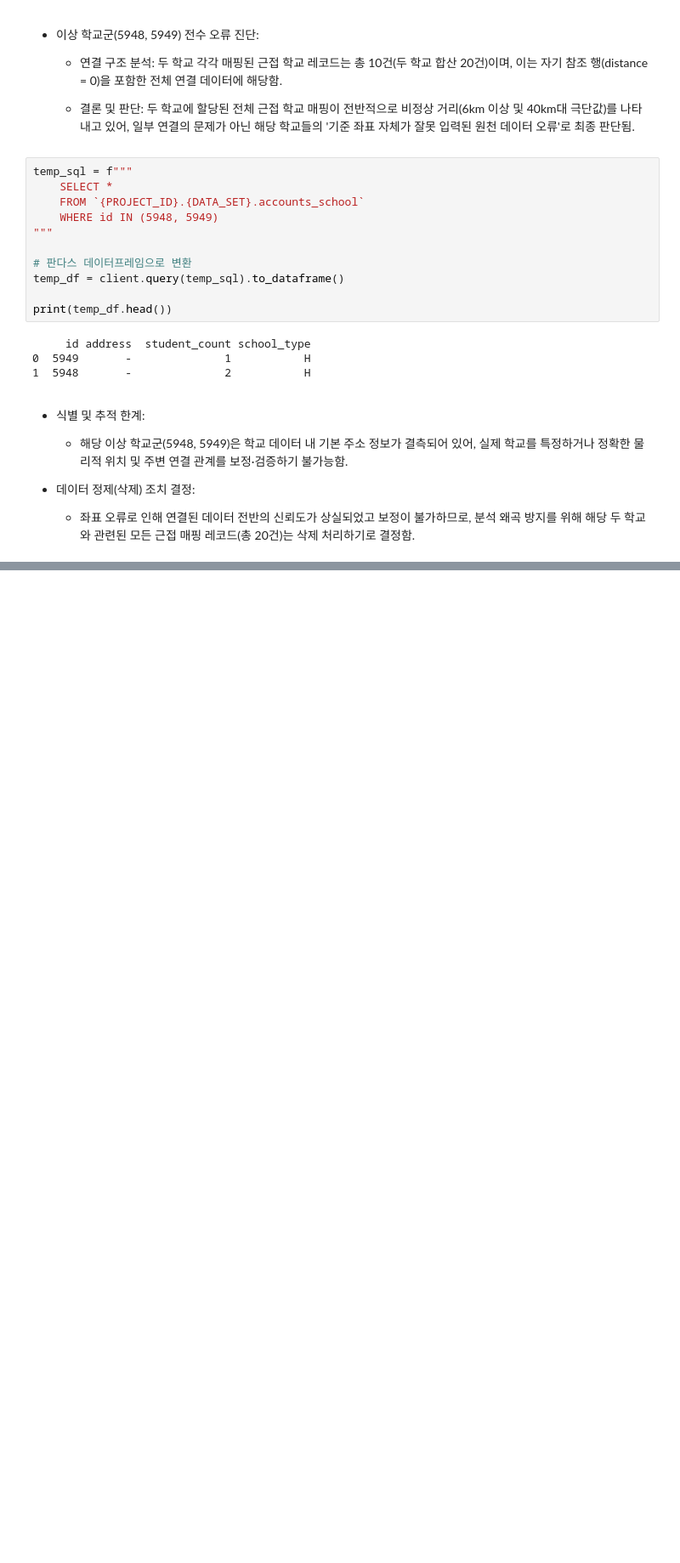
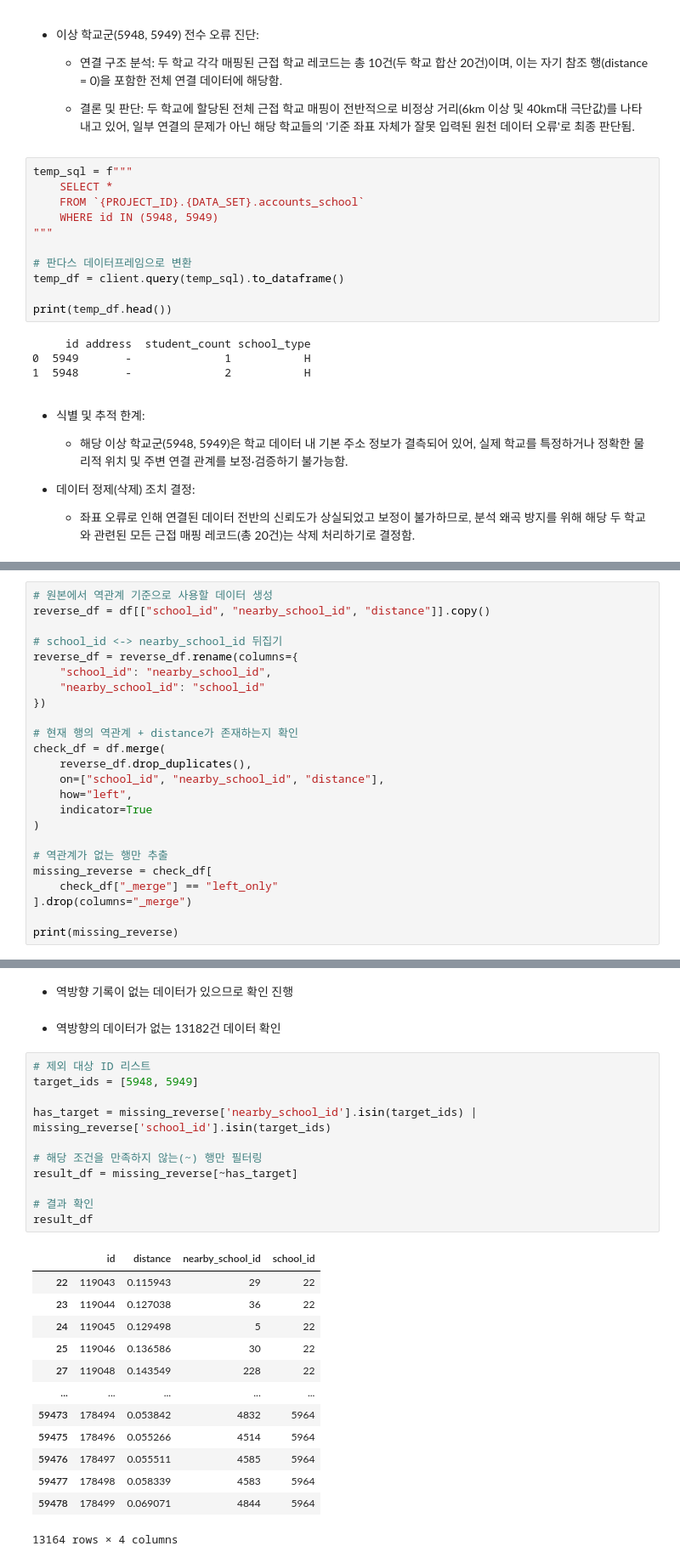
Before and after one commit to zoo-no-s/sns_service_analysis, a Jupyter notebook: src/preprocess/accounts_nearbyschool.ipynb, the cells around one changed output, grey strips where cells are left out. Shown at 85% size. Cells and saved outputs as stored; diff of their text form; blank space fills up the shorter version.

```diff
--- a/src/preprocess/accounts_nearbyschool.ipynb
+++ b/src/preprocess/accounts_nearbyschool.ipynb
@@ -294,0 +297,24 @@ print(temp_df.head())
+# %%
+# 원본에서 역관계 기준으로 사용할 데이터 생성
+reverse_df = df[["school_id", "nearby_school_id", "distance"]].copy()
+
+# school_id <-> nearby_school_id 뒤집기
+reverse_df = reverse_df.rename(columns={
+    "school_id": "nearby_school_id",
+    "nearby_school_id": "school_id"
+})
+
+# 현재 행의 역관계 + distance가 존재하는지 확인
+check_df = df.merge(
+    reverse_df.drop_duplicates(),
+    on=["school_id", "nearby_school_id", "distance"],
+    how="left",
+    indicator=True
+)
+
+# 역관계가 없는 행만 추출
+missing_reverse = check_df[
+    check_df["_merge"] == "left_only"
+].drop(columns="_merge")
+
+print(missing_reverse)
@@ -294,0 +336,29 @@ print(temp_df.head())
+# %% [markdown]
+* 역방향 기록이 없는 데이터가 있으므로 확인 진행
+# %% [markdown]
+* 역방향의 데이터가 없는 13182건 데이터 확인
+# %%
+# 제외 대상 ID 리스트
+target_ids = [5948, 5949]
+
+has_target = missing_reverse['nearby_school_id'].isin(target_ids) | missing_reverse['school_id'].isin(target_ids)
+
+# 해당 조건을 만족하지 않는(~) 행만 필터링
+result_df = missing_reverse[~has_target]
+
+# 결과 확인
+result_df
+# %% [output]
+|  | id | distance | nearby_school_id | school_id |
+| 22 | 119043 | 0.115943 | 29 | 22 |
+| 23 | 119044 | 0.127038 | 36 | 22 |
+| 24 | 119045 | 0.129498 | 5 | 22 |
+| 25 | 119046 | 0.136586 | 30 | 22 |
+| 27 | 119048 | 0.143549 | 228 | 22 |
+| ... | ... | ... | ... | ... |
+| 59473 | 178494 | 0.053842 | 4832 | 5964 |
+| 59475 | 178496 | 0.055266 | 4514 | 5964 |
+| 59476 | 178497 | 0.055511 | 4585 | 5964 |
+| 59477 | 178498 | 0.058339 | 4583 | 5964 |
+| 59478 | 178499 | 0.069071 | 4844 | 5964 |
+13164 rows × 4 columns
```
Also changed, not shown: parts of 5 cells of this notebook.
